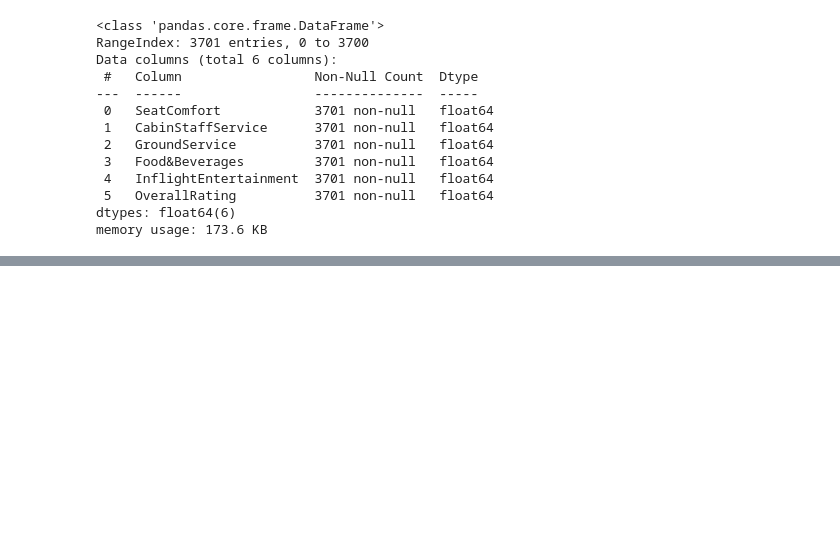
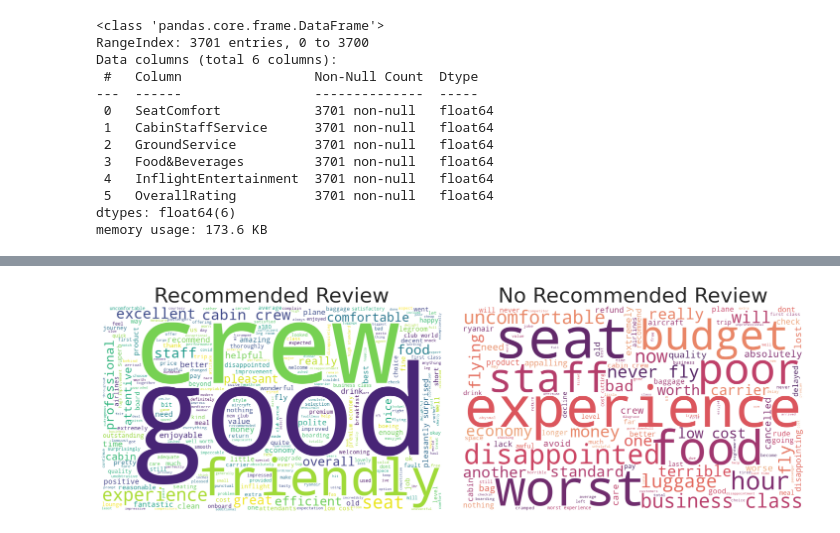
Before and after one commit to kienlqd1234/DataVisualization_Lab01, a Jupyter notebook: EDA.ipynb, the cells around one changed output, grey strips where cells are left out. Drawn from its saved outputs; the diff is of its cells as text; code cells hidden in the pictures; blank space fills up the shorter version.

Commit message:
update world cloud

```diff
--- a/EDA.ipynb
+++ b/EDA.ipynb
@@ -122,0 +129,40 @@ ax.set(xlabel='First Component',
+# %%
+from wordcloud import WordCloud
+
+def create_cloud(text):
+    stopwords = ['British', 'british', 'Airways', 'airways', 'airline', 'customer', 'review',
+                 'flights', 'flight', 'Service', 'service', 'BA', 'ba']
+    comment_words = ' '
+
+    for val in text:
+        val = str(val)
+        tokens = val.split(" ")
+
+        for i in range(len(tokens)):
+            tokens[i] = ''.join(filter(str.isalnum, tokens[i])).lower()
+
+        for words in tokens:
+            if words not in stopwords:
+                comment_words = comment_words + words + ' '
+
+    return comment_words
+
+recommend = df[df['Recommended']=='yes']['ReviewHeader'].values
+no_recommend = df[df['Recommended']=='no']['ReviewHeader'].values
+
+wordcloud_recommend = WordCloud(background_color="white", max_words=300, min_font_size = 10,
+                                width=1000, height=600).generate(create_cloud(recommend))
+wordcloud_norecommend = WordCloud(background_color="white", max_words=300, colormap='flare', min_font_size = 10,
+                                  width=1000, height=600).generate(create_cloud(no_recommend))
+
+figure, axes = plt.subplots(1,2, figsize=(15,10))
+axes[0].imshow(wordcloud_recommend)
+axes[0].axis('off')
+axes[0].set_title('Recommended Review', fontsize=30)
+axes[1].imshow(wordcloud_norecommend)
+axes[1].axis('off')
+axes[1].set_title('No Recommended Review', fontsize=30)
+plt.tight_layout(pad=3)
+plt.show()
+# %% [output]
+[figure, added]
```
Also changed, not shown: parts of 6 cells of this notebook.
